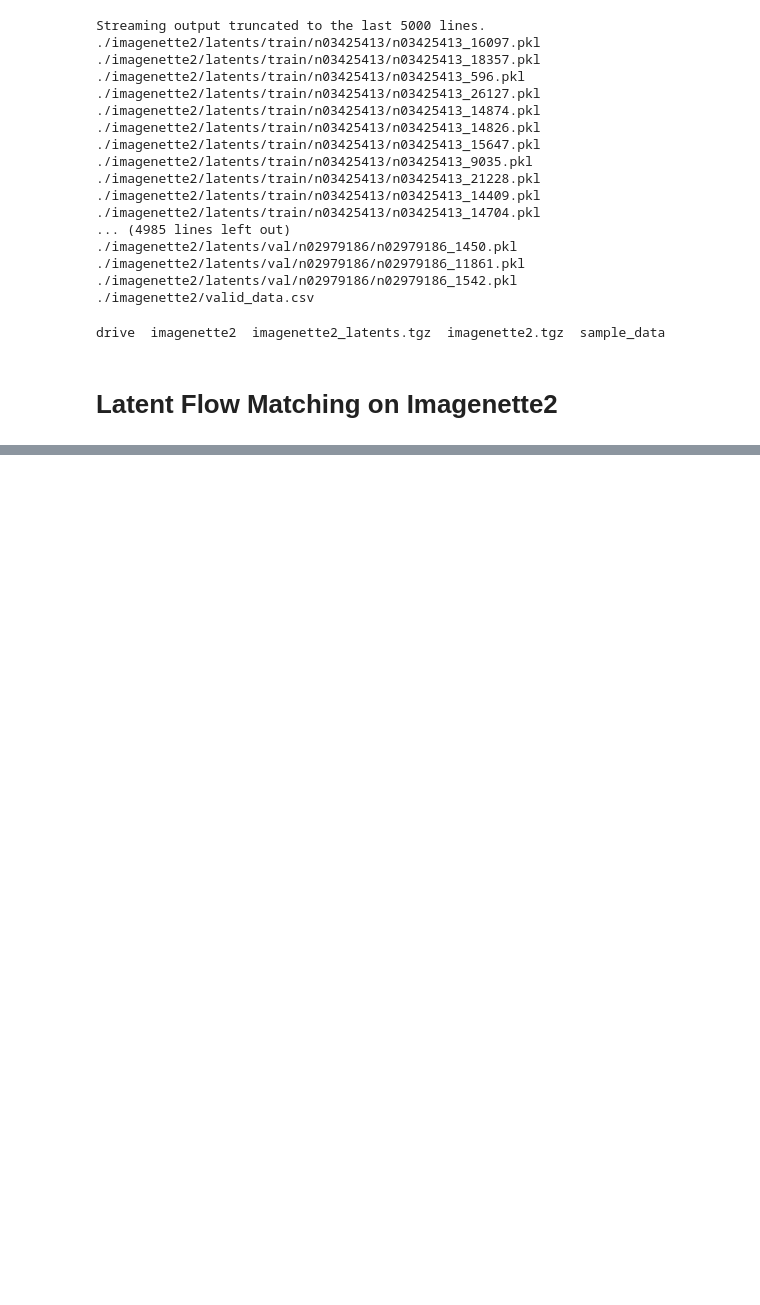
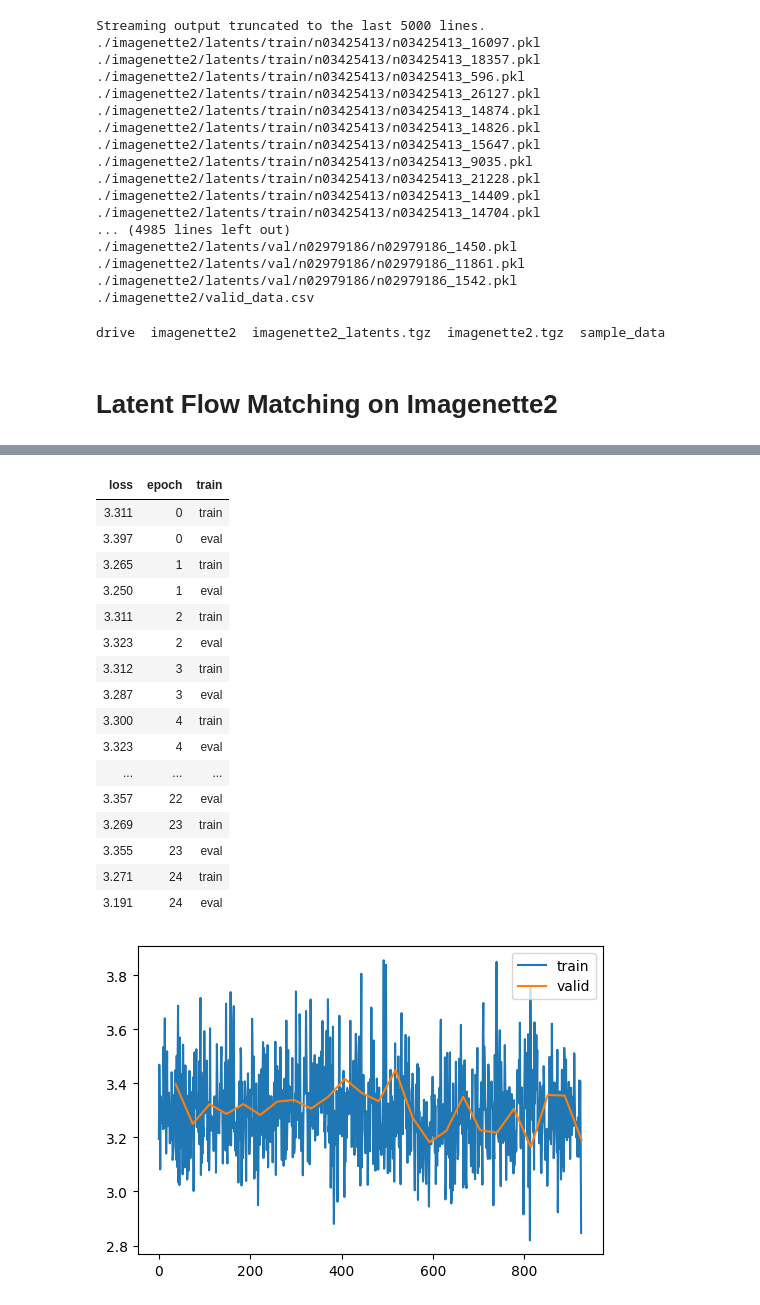
Before and after one commit to pranay8297/BitcoinSummaryGeneration, a Jupyter notebook: flow_matching_imagenet.ipynb, the cells around one changed output, grey strips where cells are left out. Saved outputs shown, nothing was run; the diff lists cells and outputs as text; code cells hidden in the pictures; blank space fills up the shorter version.

Commit message:
Latent Flow Matching POC done on Imagenette DS
PS: Can be reused to full dataset

Pending: This is 1% data, take 10% data - Repeat the same and check.

```diff
--- a/flow_matching_imagenet.ipynb
+++ b/flow_matching_imagenet.ipynb
@@ -759,3 +774,34 @@ learner.fit(epochs)
 del model
 del learner
 clean_mem()
+# %%
+lr_max, epochs = 4e-05, 25
+cbs = [
+          DeviceCB(torch.device('cuda')),
+          MetricsCB(),
+          ProgressCB(plot = True),
+          CFM(sigma = 0.01),
+          BatchSchedulerCB(partial(lr_scheduler.OneCycleLR, max_lr = lr_max, epochs = epochs, steps_per_epoch = len(dls.train))),
+      ]
+model = torch.load(mdl_path/'latent_flow_matching_imagenet_v1.pkl')
+learner = AccLearner(model, dls, loss_func = combined_loss, lr = lr_max, cbs = cbs, opt_func = partial(torch.optim.AdamW, eps = 1e-04))
+learner.fit(epochs)
+# %% [output]
+| loss | epoch | train |
+| 3.311 | 0 | train |
+| 3.397 | 0 | eval |
+| 3.265 | 1 | train |
+| 3.250 | 1 | eval |
+| 3.311 | 2 | train |
+| 3.323 | 2 | eval |
+| 3.312 | 3 | train |
+| 3.287 | 3 | eval |
+| 3.300 | 4 | train |
+| 3.323 | 4 | eval |
+| ... | ... | ... |
+| 3.357 | 22 | eval |
+| 3.269 | 23 | train |
+| 3.355 | 23 | eval |
+| 3.271 | 24 | train |
+| 3.191 | 24 | eval |
+[figure, added]
```
Also changed, not shown: parts of 11 cells of this notebook.
